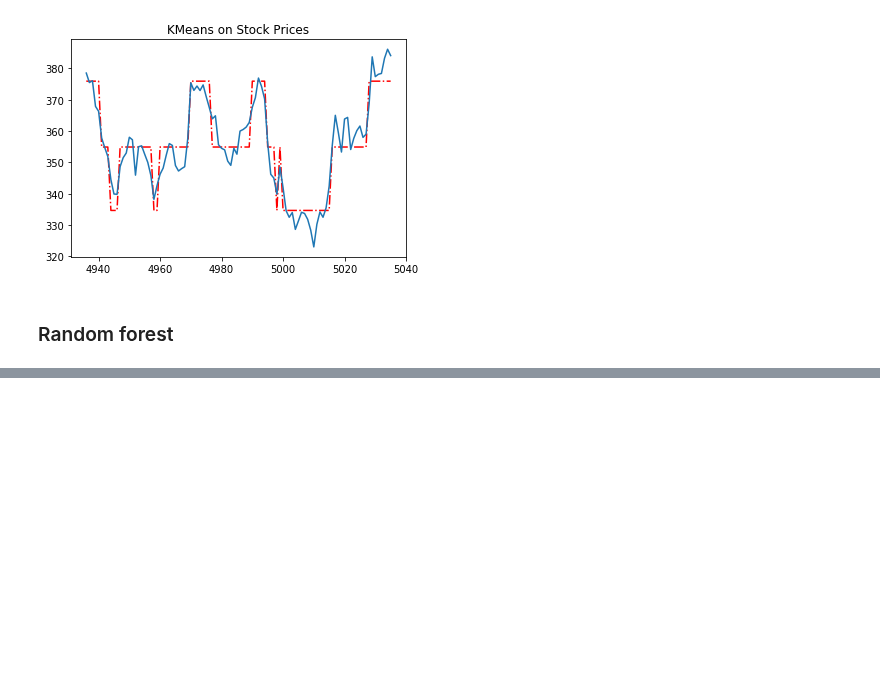
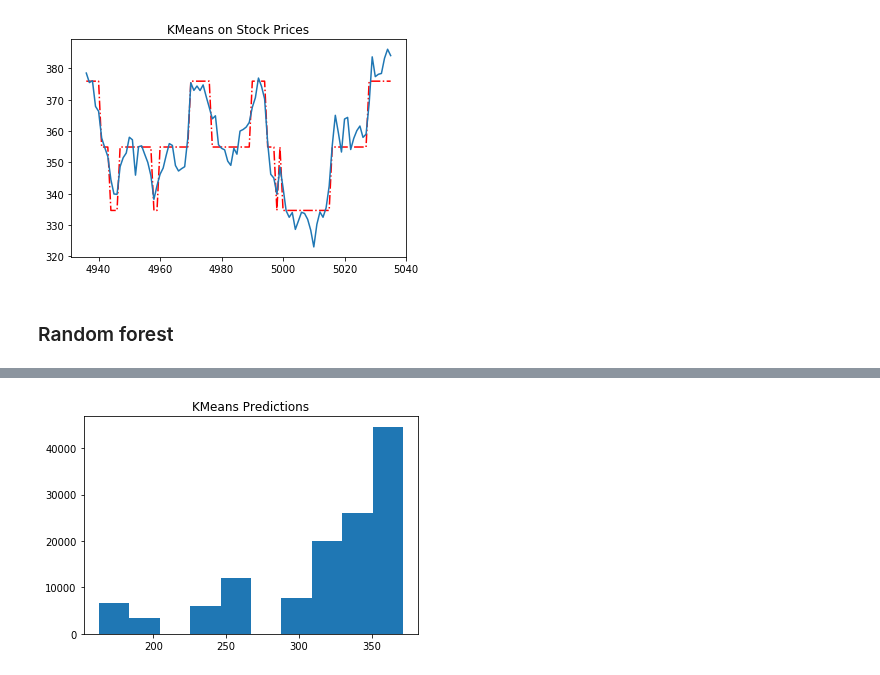
Before and after one commit to rbetzler/fun-times-in-python, a Jupyter notebook: finance/data_science/stock_explorer.ipynb, the cells around one changed output, grey strips where cells are left out. Cells and saved outputs as stored; diff of their text form; code cells hidden in the pictures; blank space fills up the shorter version.

```diff
--- a/finance/data_science/stock_explorer.ipynb
+++ b/finance/data_science/stock_explorer.ipynb
@@ -158,0 +195,4 @@ train = xgb.DMatrix(train)
+# %%
+x = cluster_utils.KMeans(series=df['open'], n_clusters=10).plot_cluster_hist(time_weight=True)
+# %% [output]
+[figure, added]
```
Also changed, not shown: parts of 6 cells of this notebook, 2 other files.
